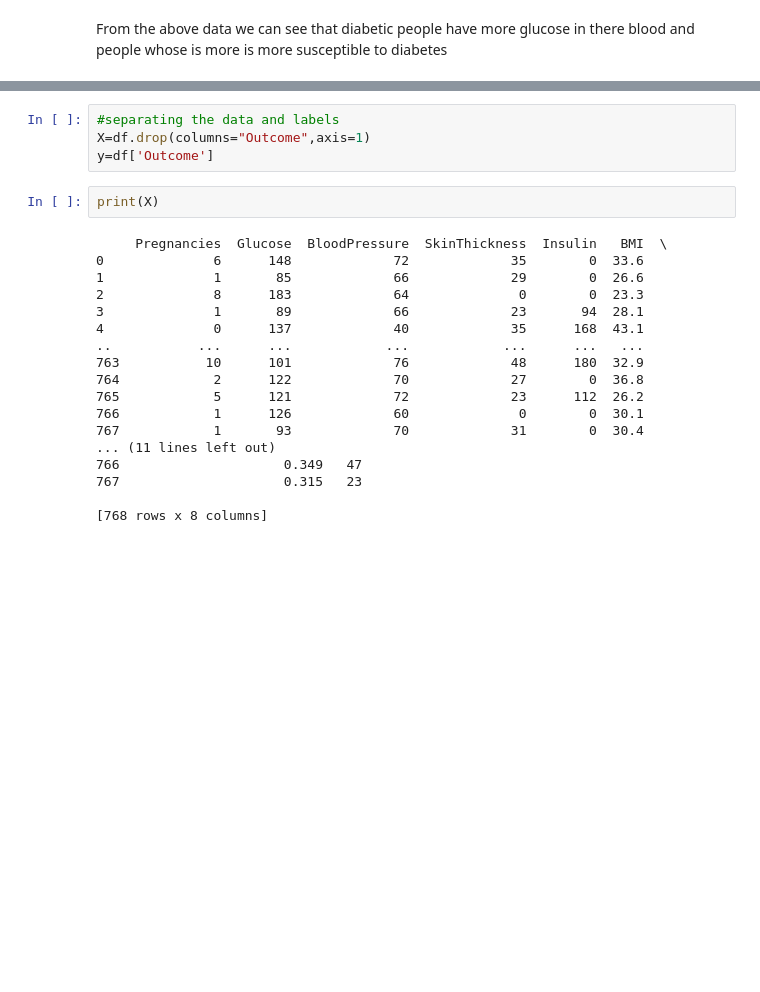
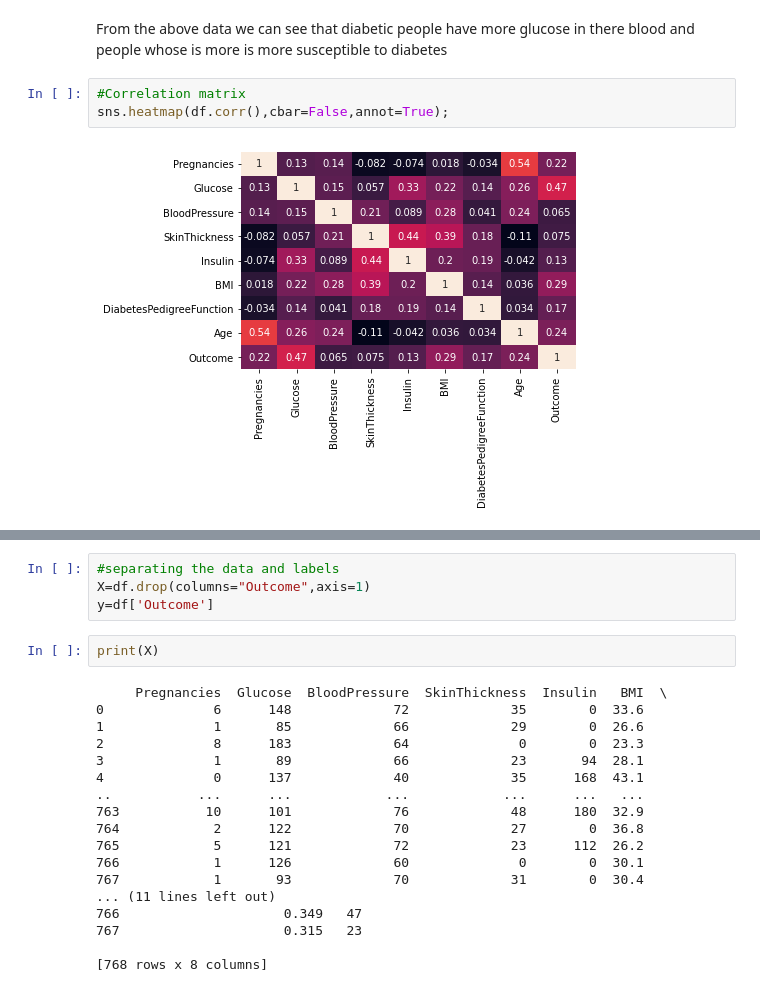
Before and after one commit to jainendrakr26/Diabetes_prediction, a Jupyter notebook: PIMA_Diabetes.ipynb, the cells around one changed output, grey strips where cells are left out. Saved outputs shown, nothing was run; the diff lists cells and outputs as text; blank space fills up the shorter version.

```diff
--- a/PIMA_Diabetes.ipynb
+++ b/PIMA_Diabetes.ipynb
@@ -94,3 +99,8 @@ df.groupby('Outcome').mean()
 | 1 | 4.865672 | 141.257463 | 70.824627 | 22.164179 | 100.335821 | 35.142537 | 0.550500 | 37.067164 |
 # %% [markdown]
 From the above data we can see that diabetic people have more glucose in there blood and people whose is more is more susceptible to diabetes
+# %%
+#Correlation matrix
+sns.heatmap(df.corr(),cbar=False,annot=True);
+# %% [output]
+[figure, added]
```
Also changed, not shown: parts of 11 cells of this notebook.
